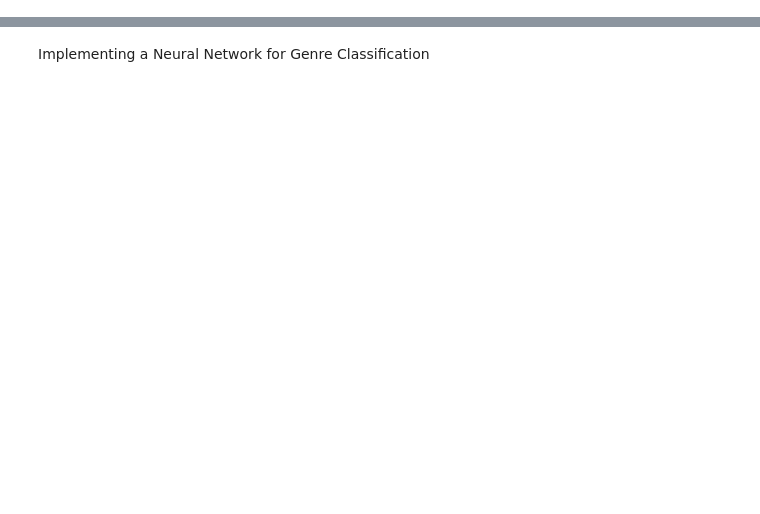
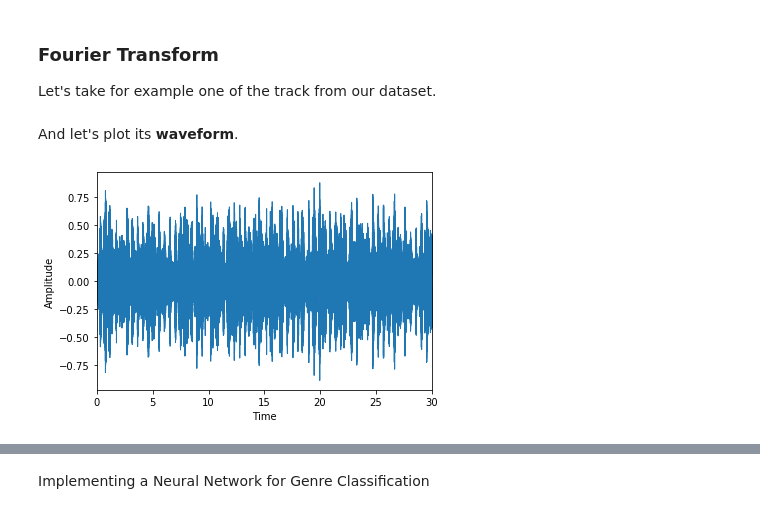
Before and after one commit to EmaMerca/Music-genre-classification, a Jupyter notebook: Notebook.ipynb, the cells around one changed output, grey strips where cells are left out. Cells and saved outputs as stored; diff of their text form; code cells hidden in the pictures; blank space fills up the shorter version.

```diff
--- a/Notebook.ipynb
+++ b/Notebook.ipynb
@@ -2,0 +50,4 @@ Preprocessing
+# %% [markdown]
+### Fourier Transform
+
+Let's take for example one of the track from our dataset.
@@ -2,0 +63,25 @@ Preprocessing
+# %%
+# path module
+
+CURRENT_DIR = os.path.abspath(os.getcwd())
+DATASET_PATH = os.path.join(os.path.join(CURRENT_DIR, "Data"), "genres_original")
+JSON_PATH = os.path.join(os.path.join(CURRENT_DIR, "JSON"), "data.json")
+
+SAMPLE_PATH = os.path.join(os.path.join(DATASET_PATH,"blues"), "blues.00000.wav")
+# %%
+def plot_waveform(file):
+    # signal: numpy array with # values = sr * T -> 22050 * 30 seconds
+    signal, sr = librosa.load(file, sr=22050) # standard sample rate
+    librosa.display.waveplot(signal, sr=sr)
+
+    plt.xlabel("Time")
+    plt.ylabel("Amplitude")
+    plt.show()
+
+    return signal, sr
+# %% [markdown]
+And let's plot its **waveform**.
+# %%
+signal, sr = plot_waveform(SAMPLE_PATH)
+# %% [output]
+[figure, added]
```
Also changed, not shown: parts of 37 cells of this notebook.
